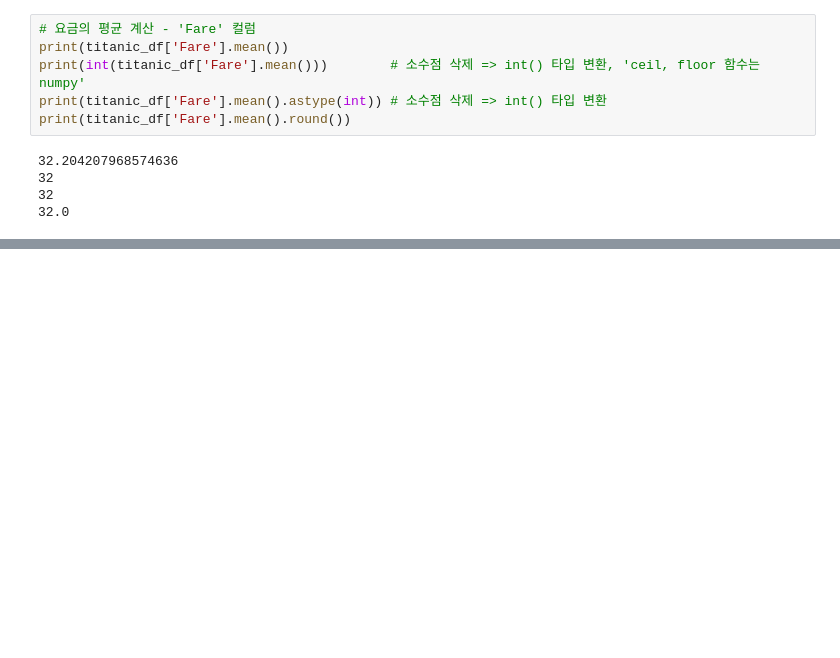
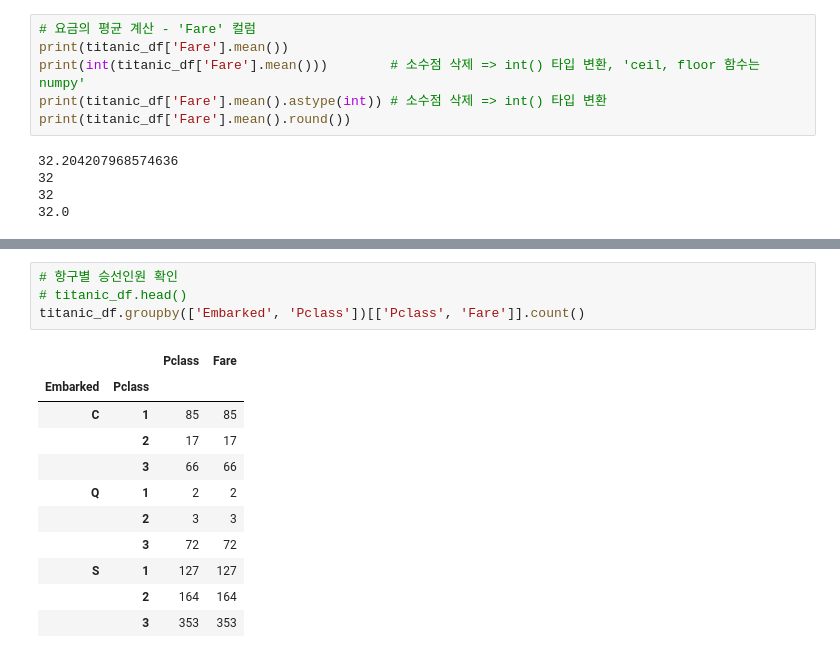
Before and after one commit to xywon0219nate-blip/python-lab, a Jupyter notebook: pandas/05_DataFrame_sort_agg_groupby.ipynb, the cells around one changed output, grey strips where cells are left out. Drawn from its saved outputs; the diff is of its cells as text; blank space fills up the shorter version.

```diff
--- a/pandas/05_DataFrame_sort_agg_groupby.ipynb
+++ b/pandas/05_DataFrame_sort_agg_groupby.ipynb
@@ -149,0 +226,16 @@ print(titanic_df['Fare'].mean().round())
+# %%
+# 항구별 승선인원 확인
+# titanic_df.head()
+titanic_df.groupby(['Embarked', 'Pclass'])[['Pclass', 'Fare']].count()
+# %% [output]
+|  |  | Pclass | Fare |
+| Embarked | Pclass |  |  |
+| C | 1 | 85 | 85 |
+|  | 2 | 17 | 17 |
+|  | 3 | 66 | 66 |
+| Q | 1 | 2 | 2 |
+|  | 2 | 3 | 3 |
+|  | 3 | 72 | 72 |
+| S | 1 | 127 | 127 |
+|  | 2 | 164 | 164 |
+|  | 3 | 353 | 353 |
```
Also changed, not shown: parts of 16 cells of this notebook, 6 other files.
